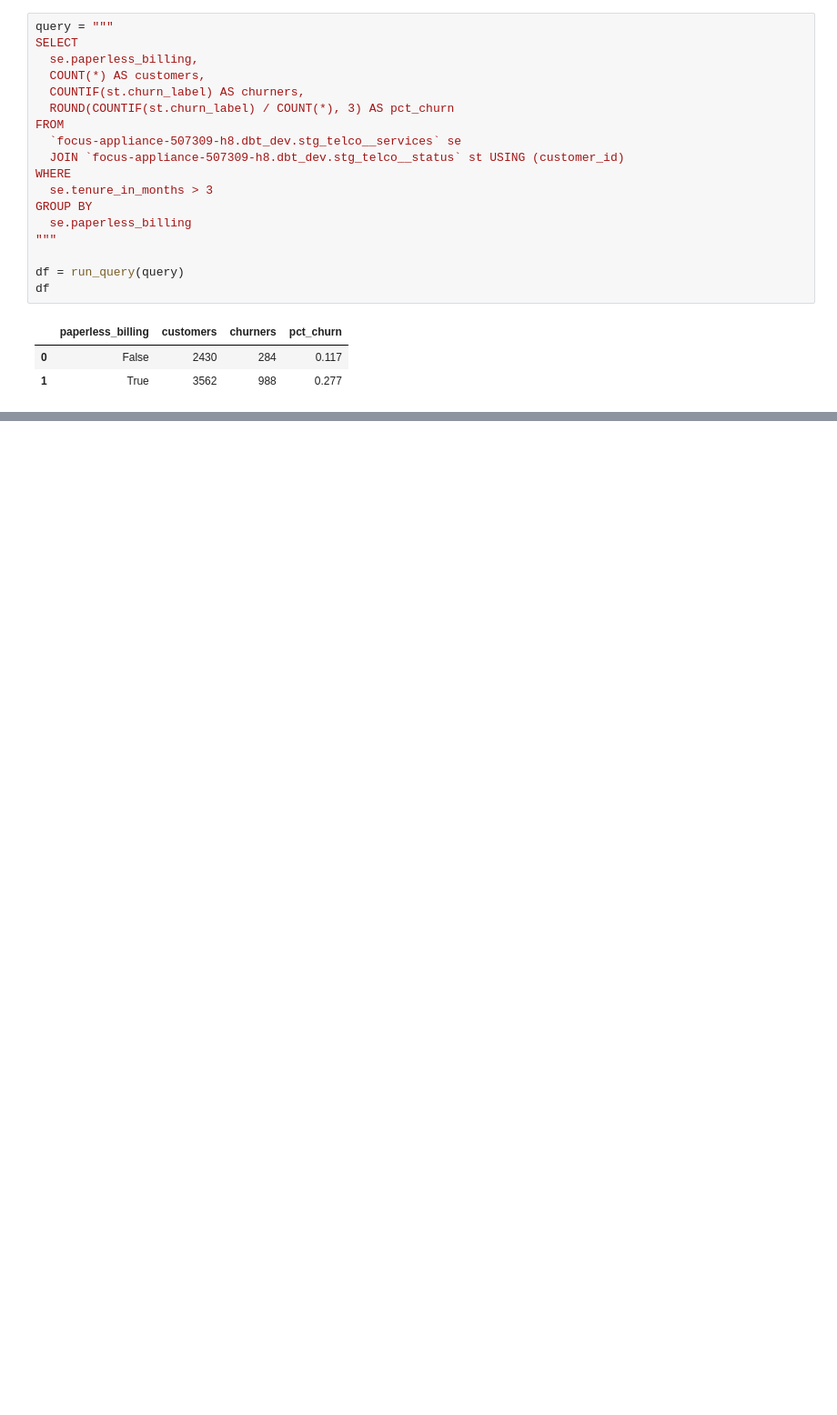
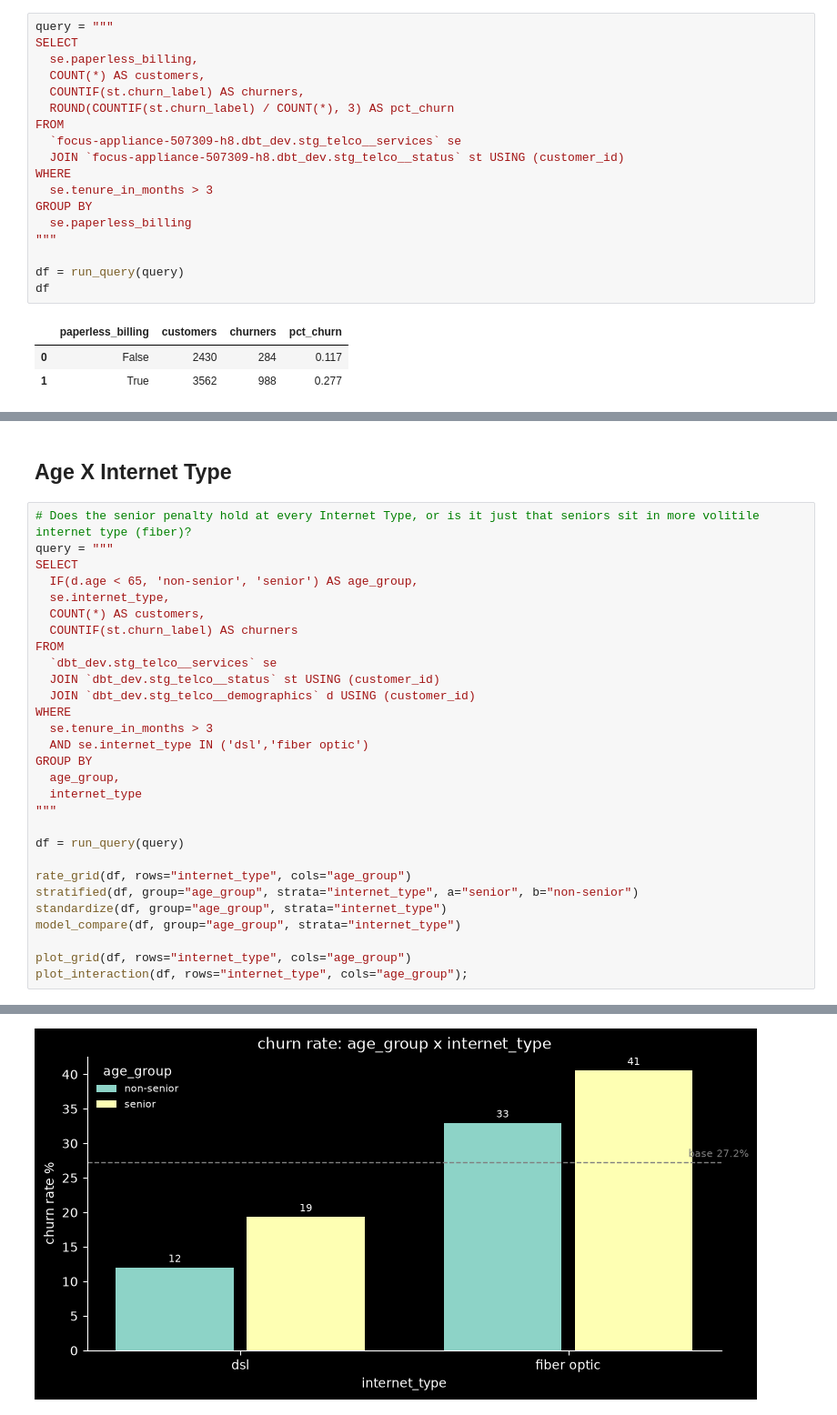
Before and after one commit to aDataMage/connectsphere-churn-bi, a Jupyter notebook: notebooks/Eda.ipynb, the cells around one changed output, grey strips where cells are left out. Shown at 91% size. Drawn from its saved outputs; the diff is of its cells as text; blank space fills up the shorter version.

```diff
--- a/notebooks/Eda.ipynb
+++ b/notebooks/Eda.ipynb
@@ -805,0 +1756,32 @@ df
+# %% [markdown]
+## Age X Internet Type
+# %%
+# Does the senior penalty hold at every Internet Type, or is it just that seniors sit in more volitile internet type (fiber)?
+query = """
+SELECT
+  IF(d.age < 65, 'non-senior', 'senior') AS age_group,
+  se.internet_type,
+  COUNT(*) AS customers,
+  COUNTIF(st.churn_label) AS churners
+FROM
+  `dbt_dev.stg_telco__services` se
+  JOIN `dbt_dev.stg_telco__status` st USING (customer_id)
+  JOIN `dbt_dev.stg_telco__demographics` d USING (customer_id)
+WHERE
+  se.tenure_in_months > 3
+  AND se.internet_type IN ('dsl','fiber optic')
+GROUP BY
+  age_group,
+  internet_type
+"""
+
+df = run_query(query)
+
+rate_grid(df, rows="internet_type", cols="age_group")
+stratified(df, group="age_group", strata="internet_type", a="senior", b="non-senior")
+standardize(df, group="age_group", strata="internet_type")
+model_compare(df, group="age_group", strata="internet_type")
+
+plot_grid(df, rows="internet_type", cols="age_group")
+plot_interaction(df, rows="internet_type", cols="age_group");
+# %% [output]
@@ -805,0 +1805 @@ df
+[figure, added]
```
Also changed, not shown: parts of 126 cells of this notebook, 19 other files.
